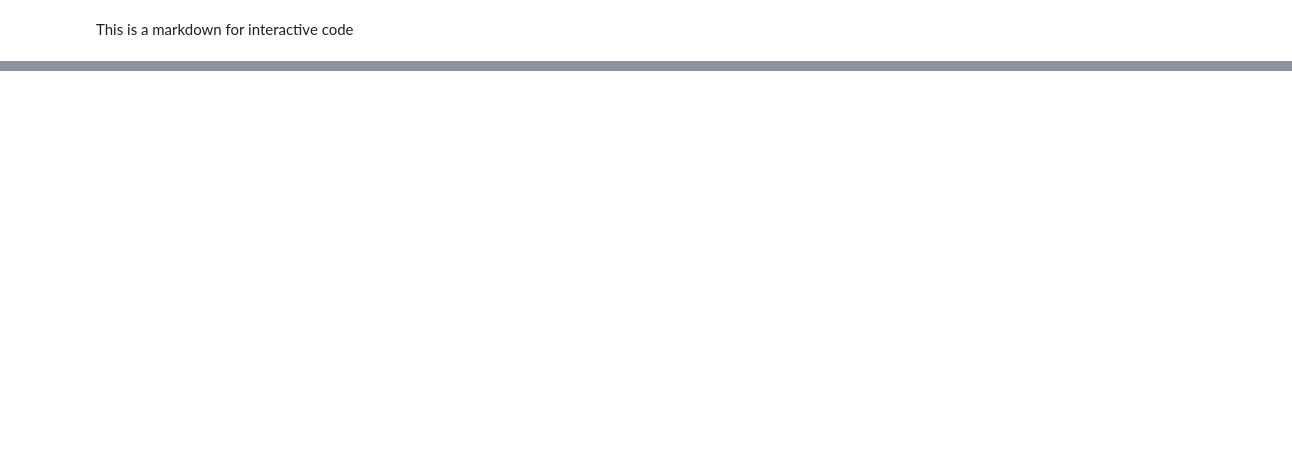
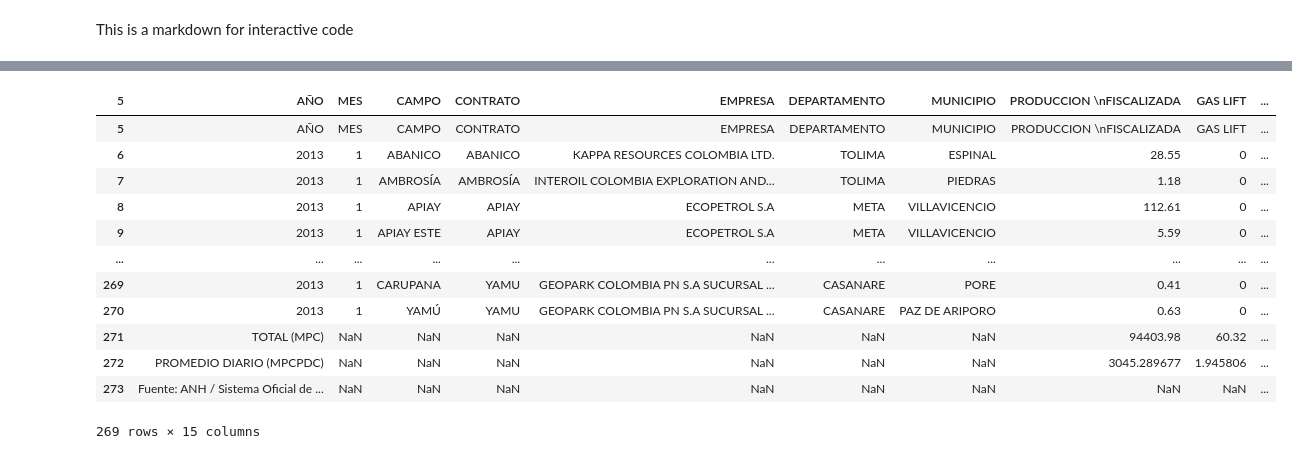
Before and after one commit to Yilap88/Colombian-Gas-Insigth-Project, a Jupyter notebook: Notebooks/datatrans.ipynb, the cells around one changed output, grey strips where cells are left out. Drawn from its saved outputs; the diff is of its cells as text; code cells hidden in the pictures; blank space fills up the shorter version.

```diff
--- a/Notebooks/datatrans.ipynb
+++ b/Notebooks/datatrans.ipynb
@@ -61,0 +36,3 @@ final_df
+# %%
+datadir2 = 'Data/raw_data/ANH_gas_prod/Produccion_Fiscalizada_Gas_2013.xlsx'
+raiz = pd.read_excel(datadir2, sheet_name= 'enero-13')
@@ -61,0 +72,15 @@ final_df
+# %%
+data2 = raiz.copy()
+while True:
+    if data2.iloc[0,0] == 'AÑO':
+        data2.columns = data2.iloc[0]
+        data2 = data2.drop(0).reset_index(drop=True)
+        break
+    else:
+        data2 = data2.drop(0).reset_index(drop=True)
+
+dfshp = data2.shape
+for i in range(0, dfshp[0]-1):
+    if data2.iloc[i,0] != data2.iloc[0,0]:
+        data2 = data2.drop([i])
+        print(i)
@@ -62,3 +103,19 @@ final_df
+# %%
+data2
+# %% [output]
+| 5 | AÑO | MES | CAMPO | CONTRATO | EMPRESA | DEPARTAMENTO | MUNICIPIO | PRODUCCION \nFISCALIZADA | GAS LIFT | ... |
+| 5 | AÑO | MES | CAMPO | CONTRATO | EMPRESA | DEPARTAMENTO | MUNICIPIO | PRODUCCION \nFISCALIZADA | GAS LIFT | ... |
+| 6 | 2013 | 1 | ABANICO | ABANICO | KAPPA RESOURCES COLOMBIA LTD. | TOLIMA | ESPINAL | 28.55 | 0 | ... |
+| 7 | 2013 | 1 | AMBROSÍA | AMBROSÍA | INTEROIL COLOMBIA EXPLORATION AND... | TOLIMA | PIEDRAS | 1.18 | 0 | ... |
+| 8 | 2013 | 1 | APIAY | APIAY | ECOPETROL S.A | META | VILLAVICENCIO | 112.61 | 0 | ... |
+| 9 | 2013 | 1 | APIAY ESTE | APIAY | ECOPETROL S.A | META | VILLAVICENCIO | 5.59 | 0 | ... |
+| ... | ... | ... | ... | ... | ... | ... | ... | ... | ... | ... |
+| 269 | 2013 | 1 | CARUPANA | YAMU | GEOPARK COLOMBIA PN S.A SUCURSAL ... | CASANARE | PORE | 0.41 | 0 | ... |
+| 270 | 2013 | 1 | YAMÚ | YAMU | GEOPARK COLOMBIA PN S.A SUCURSAL ... | CASANARE | PAZ DE ARIPORO | 0.63 | 0 | ... |
+| 271 | TOTAL (MPC) | NaN | NaN | NaN | NaN | NaN | NaN | 94403.98 | 60.32 | ... |
+| 272 | PROMEDIO DIARIO (MPCPDC) | NaN | NaN | NaN | NaN | NaN | NaN | 3045.289677 | 1.945806 | ... |
+| 273 | Fuente: ANH / Sistema Oficial de ... | NaN | NaN | NaN | NaN | NaN | NaN | NaN | NaN | ... |
+269 rows × 15 columns
 # %%
 # Save the final dataframe to a csv file
 final_df.to_csv('Data/processed_data/ANH_gas_concat.csv', index=False) # save the final dataframe to an csv file
```
Also changed, not shown: parts of 8 cells of this notebook.
